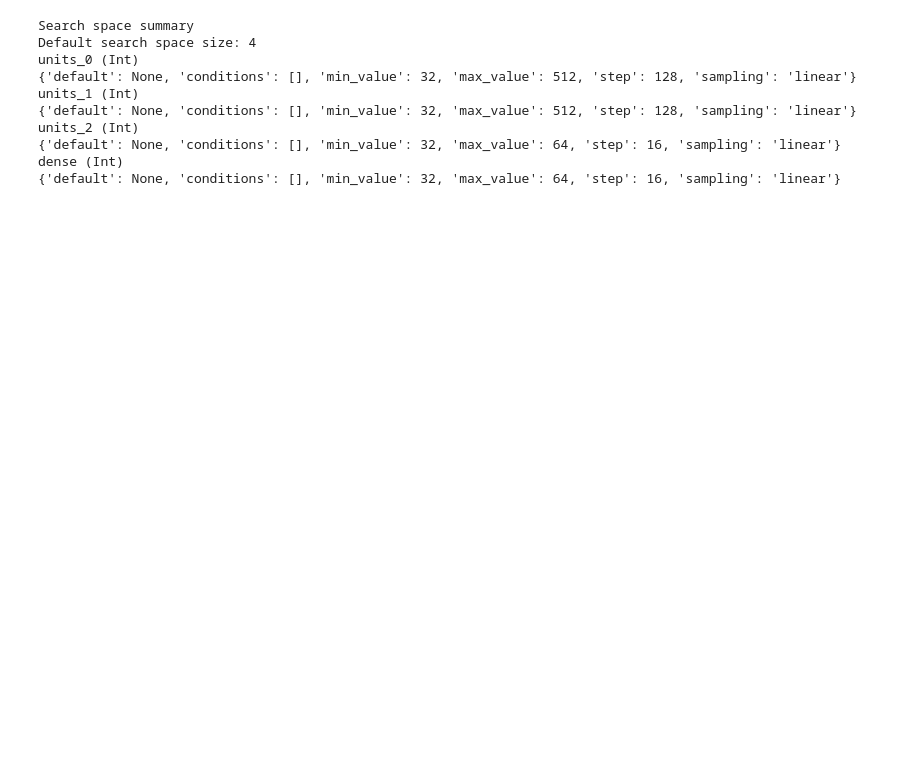
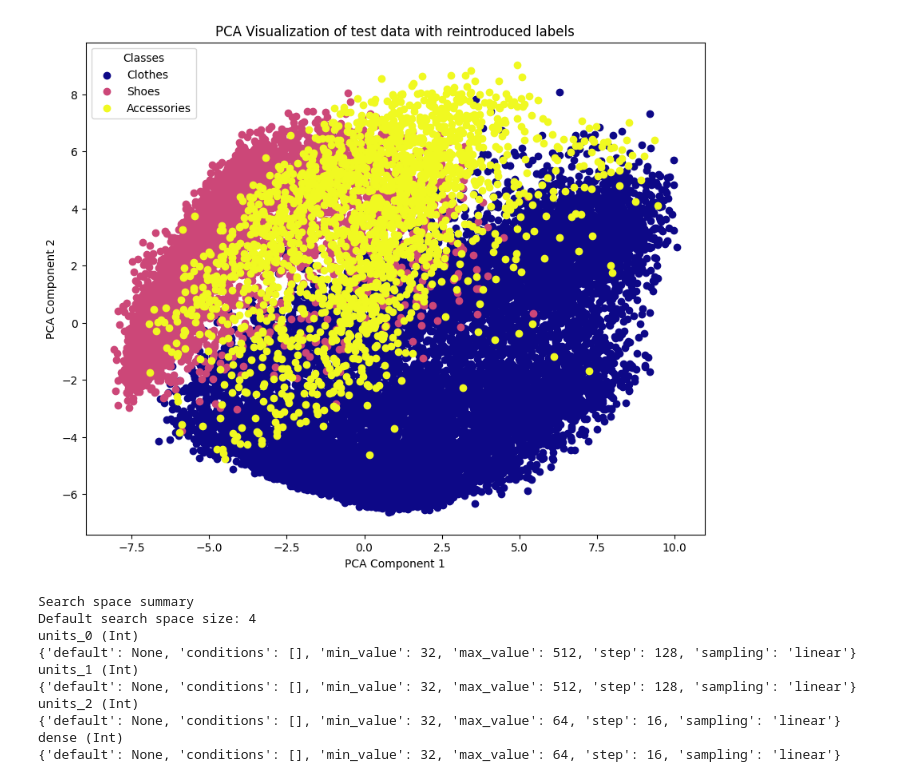
Before and after one commit to aurorasuper/driftdetection, a Jupyter notebook: fasion_mnist_example.ipynb, the cells around one changed output. Saved outputs shown, nothing was run; the diff lists cells and outputs as text; code cells hidden in the pictures; blank space fills up the shorter version.

```diff
--- a/fasion_mnist_example.ipynb
+++ b/fasion_mnist_example.ipynb
@@ -286,3 +285,34 @@ Drift indices:2001, 13494, 21505, 33999
+# %%
+
+data_x = data.simulation_images
+n_samples = len(data_x)
+data_sample = data.simulation_images.reshape((n_samples, -1))
+target = data.simulation_labels_super
+
+# target is one-hot encoded, convert it to class labels
+class_labels = np.argmax(target, axis=1)
+
+pca_2 = PCA(n_components=2)
+data_pca_2 = pca_2.fit_transform(data_sample)
+df_pca_2 = pd.DataFrame({'target': map(lambda x : str(x),class_labels), 'x': data_pca_2[:, 0], 'y': data_pca_2[:, 1]})
+
+plt.figure(figsize=(10, 8))
+# Unique categories and color map
+categories = np.unique(df_pca_2['target'])
+colors = plt.cm.plasma(np.linspace(0, 1, len(categories)))  # Generate a color map
+
+for category, color in zip(categories, colors):
+    mask = df_pca_2['target'] == category
+    plt.scatter(df_pca_2['x'][mask], df_pca_2['y'][mask], color=color, label=data.new_class_names[int(category)])
+
+plt.xlabel('PCA Component 1')
+plt.ylabel('PCA Component 2')
+plt.title('PCA Visualization of test data with reintroduced labels')
+plt.legend(title="Classes")
+plt.savefig('PCA_test_refined.png')
+plt.show()
+# %% [output]
+[figure, new version]
 # %%
 from tensorflow.keras import metrics
 
```
Also changed, not shown: parts of 58 cells of this notebook, 17 other files.
